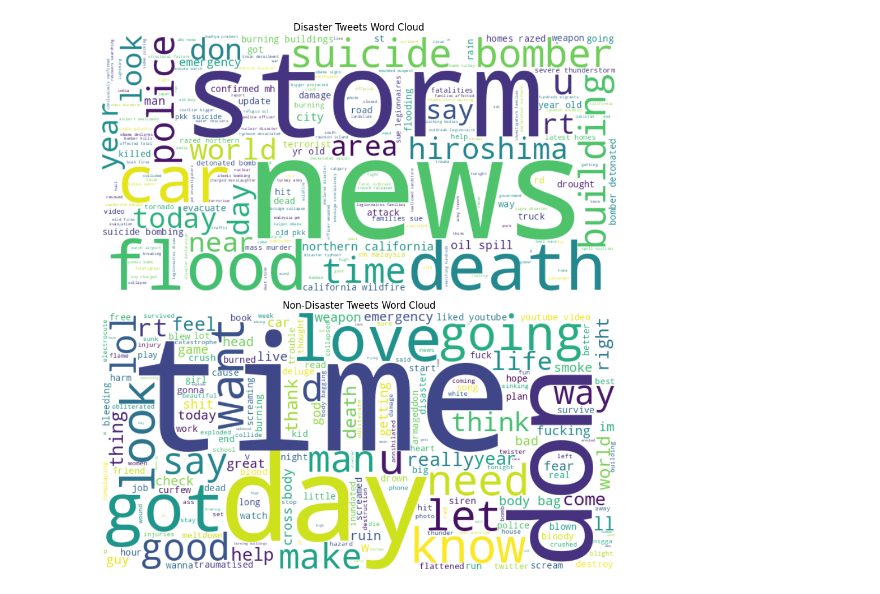
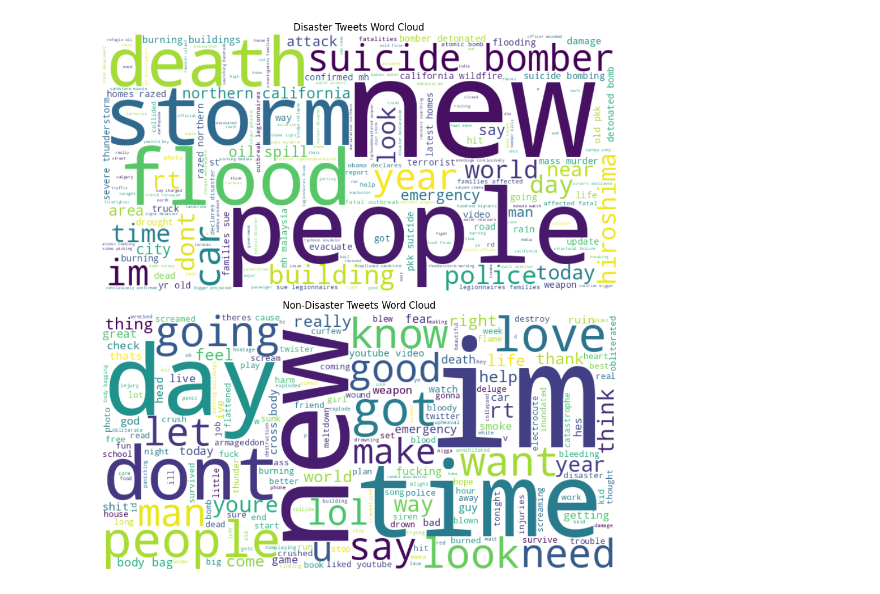
Before and after one commit to bharath1097/disaster_tweets_classification, a Jupyter notebook: disaster_tweets_classification.ipynb, the cells around one changed output. Cells and saved outputs as stored; diff of their text form; code cells hidden in the pictures.

```diff
--- a/disaster_tweets_classification.ipynb
+++ b/disaster_tweets_classification.ipynb
@@ -121,10 +95,12 @@ from sklearn.feature_extraction._stop_words import ENGLISH_STOP_WORDS
 from wordcloud import WordCloud
 import re
 
-# TODO: Filter out URLs
-# TODO: Filter out non-english text
+
 def clean_text(text):
-    text = text.lower()
+    """
+    Cleans text by removing urls, html escape characters, punctuation, numbers and non-english characters.
+    Also removes stop words and lowercases the text.
+    """
     # Remove urls from text
     text = re.sub(r'https?://\S+|www\.\S+', '', text)
     # Remove html escape characters
@@ -132,12 +108,14 @@ def clean_text(text):
     text = re.sub(r'&lt;', '<', text)
     text = re.sub(r'&gt;', '>', text)
     # Remove punctuation and numbers
-    text = re.sub(r'[^\w\s]', ' ', text)
+    text = re.sub(r'[^\w\s]', '', text)
     text = re.sub(r'\d+', ' ', text)
     # Remove non-english characters
     text = re.sub(r'[^a-zA-Z\s]', '', text)
+    # Lowercase the text
+    text = text.lower()
 
     text = ' '.join([word for word in text.split()
                      if word not in ENGLISH_STOP_WORDS
-                     if word not in ['s', 're', 'm', 've', 't', 'new', 'people']])
+                     if word not in ['s', 're', 'm', 've', 't']])
     return text
@@ -147,19 +122,19 @@ test_df['text'] = test_df['text'].apply(clean_text)
 # %%
-disaster_text = ' '.join(train_df[train_df['target'] == 1]['text'])
-non_disaster_text = ' '.join(train_df[train_df['target'] == 0]['text'])
+disaster_text = ' '.join(train_df[train_df['target'] == 1]['text'].apply(clean_text))
+non_disaster_text = ' '.join(train_df[train_df['target'] == 0]['text'].apply(clean_text))
 
 disaster_wordcloud = WordCloud(width=800, height=400, background_color='white').generate(disaster_text)
 non_disaster_wordcloud = WordCloud(width=800, height=400, background_color='white').generate(non_disaster_text)
 
 # Plotting wordclouds for disaster tweets and non-disaster tweets in training data
 fig, ax = plt.subplots(2, 1, figsize=(10, 10))
 ax[0].imshow(disaster_wordcloud, interpolation='bilinear')
 ax[0].axis('off')
 ax[0].set_title('Disaster Tweets Word Cloud')
 ax[1].imshow(non_disaster_wordcloud, interpolation='bilinear')
 ax[1].axis('off')
 ax[1].set_title('Non-Disaster Tweets Word Cloud')
 plt.tight_layout()
 plt.show()
 # %% [output]
-[figure, old version]
+[figure, new version]
```
Also changed, not shown: parts of 32 cells of this notebook.
